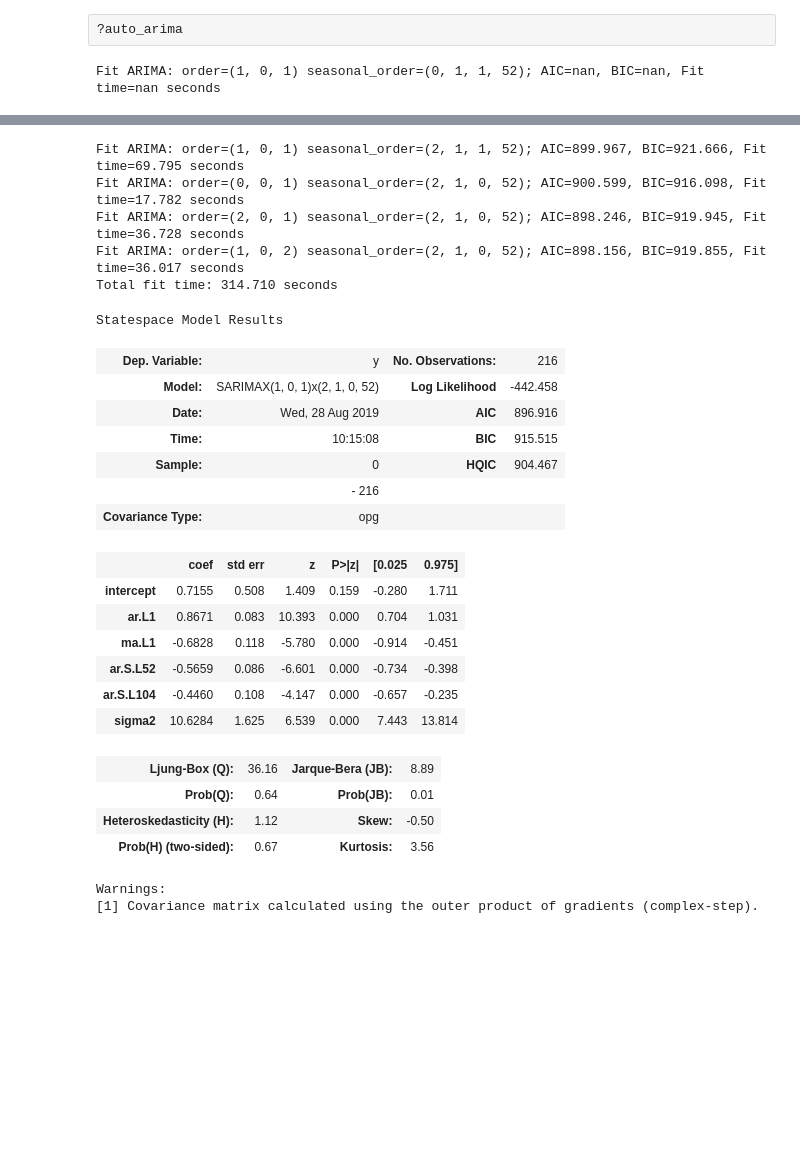
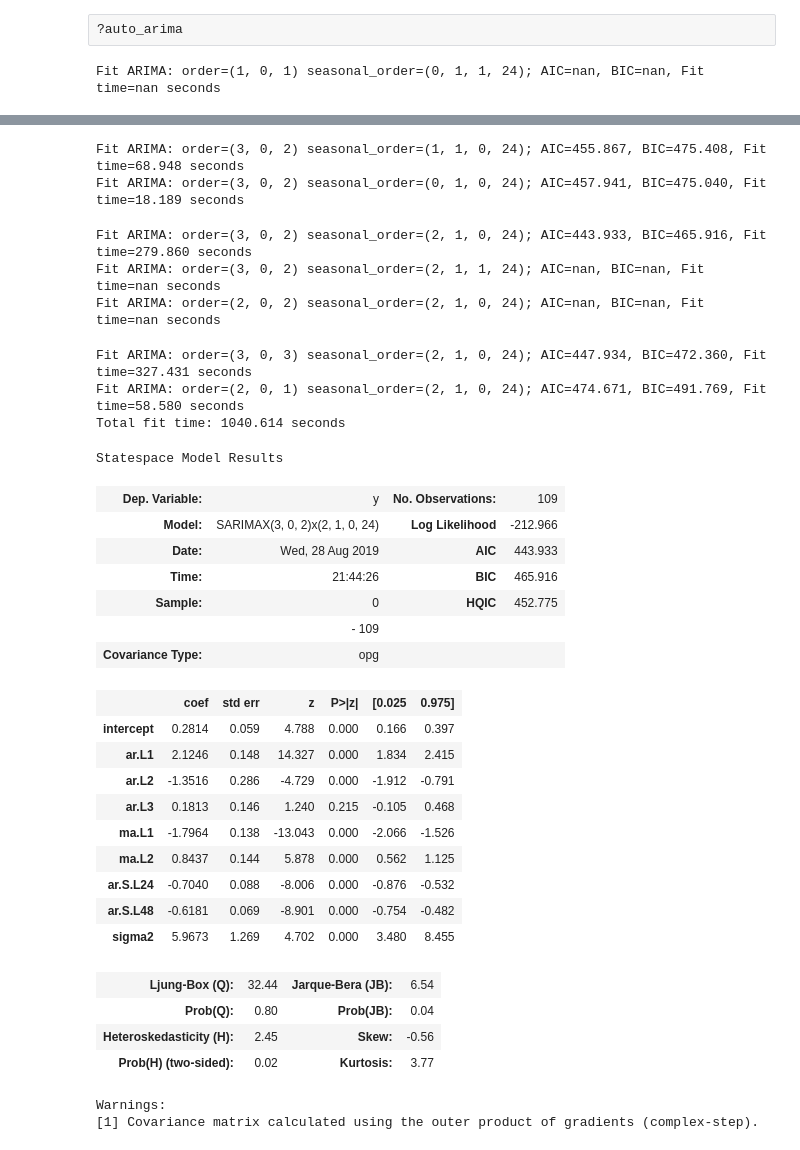
Before and after one commit to hjort/ai-labs, a Jupyter notebook: kaggle/serpro-weather/Weather - 4 Previsão com StatsModels.ipynb, the cells around one changed output, grey strips where cells are left out. Drawn from its saved outputs; the diff is of its cells as text; code cells hidden in the pictures; blank space fills up the shorter version.

```diff
--- a/kaggle/serpro-weather/Weather - 4 Previsão com StatsModels.ipynb
+++ b/kaggle/serpro-weather/Weather - 4 Previsão com StatsModels.ipynb
@@ -61,7 +51,8 @@ Index:
 # %%
 data = data.dropna()
 
-data = data.resample('7D').mean()
+#data = data.resample('7D').mean()
+data = data.resample('2W').mean()
 #data = data.resample('15D').mean()
 #data = data.resample('M').mean()
 
@@ -368,3 +360,5 @@ pd.DataFrame({'orig': ts, 'diff': ts.diff(), 'diff7': ts.diff(7),
+# %%
+seasonal = 24 # 365 dias / período
 # %%
 # Plot
 fig, axes = plt.subplots(2, 1, figsize=(14,8), dpi=100, sharex=True)
@@ -375,8 +369,7 @@ axes[0].plot(ts.diff(1), label='Usual Differencing')
 axes[0].set_title('Usual Differencing')
 axes[0].legend(loc='upper left', fontsize=10)
 
-# Seasinal Dei
-seasonal = 52 #24 # 365 dias / período
+# Seasonal 1st
 axes[1].plot(ts, label='Original Series')
 axes[1].plot(ts.diff(seasonal), label='Seasonal Differencing', color='green')
 axes[1].set_title('Seasonal Differencing')
@@ -453,7 +448,6 @@ from pmdarima import auto_arima
 from pmdarima import auto_arima
 
 # Seasonal - fit stepwise auto-ARIMA
-seasonal = 52 #24 # 365 dias / período
 smodel = auto_arima(ts, start_p=1, start_q=1,
                          test='adf',
                          max_p=3, max_q=3, m=seasonal,
@@ -465,4 +459,4 @@ smodel = auto_arima(ts, start_p=1, start_q=1,
 
 smodel.summary()
 # %% [output]
-Fit ARIMA: order=(1, 0, 1) seasonal_order=(0, 1, 1, 52); AIC=nan, BIC=nan, Fit time=nan seconds
+Fit ARIMA: order=(1, 0, 1) seasonal_order=(0, 1, 1, 24); AIC=nan, BIC=nan, Fit time=nan seconds
@@ -480,28 +479,34 @@ Fit ARIMA: order=(1, 0, 1) seasonal_order=(1, 1, 0, 52); AIC=903.899, BIC=919.39
-Fit ARIMA: order=(1, 0, 1) seasonal_order=(2, 1, 1, 52); AIC=899.967, BIC=921.666, Fit time=69.795 seconds
-Fit ARIMA: order=(0, 0, 1) seasonal_order=(2, 1, 0, 52); AIC=900.599, BIC=916.098, Fit time=17.782 seconds
-Fit ARIMA: order=(2, 0, 1) seasonal_order=(2, 1, 0, 52); AIC=898.246, BIC=919.945, Fit time=36.728 seconds
-Fit ARIMA: order=(1, 0, 2) seasonal_order=(2, 1, 0, 52); AIC=898.156, BIC=919.855, Fit time=36.017 seconds
-Total fit time: 314.710 seconds
+Fit ARIMA: order=(3, 0, 2) seasonal_order=(1, 1, 0, 24); AIC=455.867, BIC=475.408, Fit time=68.948 seconds
+Fit ARIMA: order=(3, 0, 2) seasonal_order=(0, 1, 0, 24); AIC=457.941, BIC=475.040, Fit time=18.189 seconds
-Statespace Model Results
+Fit ARIMA: order=(3, 0, 2) seasonal_order=(2, 1, 0, 24); AIC=443.933, BIC=465.916, Fit time=279.860 seconds
+Fit ARIMA: order=(3, 0, 2) seasonal_order=(2, 1, 1, 24); AIC=nan, BIC=nan, Fit time=nan seconds
+Fit ARIMA: order=(2, 0, 2) seasonal_order=(2, 1, 0, 24); AIC=nan, BIC=nan, Fit time=nan seconds
+Fit ARIMA: order=(3, 0, 3) seasonal_order=(2, 1, 0, 24); AIC=447.934, BIC=472.360, Fit time=327.431 seconds
+Fit ARIMA: order=(2, 0, 1) seasonal_order=(2, 1, 0, 24); AIC=474.671, BIC=491.769, Fit time=58.580 seconds
+Total fit time: 1040.614 seconds
+Statespace Model Results
-| Dep. Variable: | y | No. Observations: | 216 |
-| Model: | SARIMAX(1, 0, 1)x(2, 1, 0, 52) | Log Likelihood | -442.458 |
-| Date: | Wed, 28 Aug 2019 | AIC | 896.916 |
-| Time: | 10:15:08 | BIC | 915.515 |
-| Sample: | 0 | HQIC | 904.467 |
-|  | - 216 |  |  |
+| Dep. Variable: | y | No. Observations: | 109 |
+| Model: | SARIMAX(3, 0, 2)x(2, 1, 0, 24) | Log Likelihood | -212.966 |
+| Date: | Wed, 28 Aug 2019 | AIC | 443.933 |
+| Time: | 21:44:26 | BIC | 465.916 |
+| Sample: | 0 | HQIC | 452.775 |
+|  | - 109 |  |  |
 | Covariance Type: | opg |  |  |
 |  | coef | std err | z | P>|z| | [0.025 | 0.975] |
-| intercept | 0.7155 | 0.508 | 1.409 | 0.159 | -0.280 | 1.711 |
-| ar.L1 | 0.8671 | 0.083 | 10.393 | 0.000 | 0.704 | 1.031 |
-| ma.L1 | -0.6828 | 0.118 | -5.780 | 0.000 | -0.914 | -0.451 |
-| ar.S.L52 | -0.5659 | 0.086 | -6.601 | 0.000 | -0.734 | -0.398 |
-| ar.S.L104 | -0.4460 | 0.108 | -4.147 | 0.000 | -0.657 | -0.235 |
-| sigma2 | 10.6284 | 1.625 | 6.539 | 0.000 | 7.443 | 13.814 |
+| intercept | 0.2814 | 0.059 | 4.788 | 0.000 | 0.166 | 0.397 |
+| ar.L1 | 2.1246 | 0.148 | 14.327 | 0.000 | 1.834 | 2.415 |
+| ar.L2 | -1.3516 | 0.286 | -4.729 | 0.000 | -1.912 | -0.791 |
+| ar.L3 | 0.1813 | 0.146 | 1.240 | 0.215 | -0.105 | 0.468 |
+| ma.L1 | -1.7964 | 0.138 | -13.043 | 0.000 | -2.066 | -1.526 |
+| ma.L2 | 0.8437 | 0.144 | 5.878 | 0.000 | 0.562 | 1.125 |
+| ar.S.L24 | -0.7040 | 0.088 | -8.006 | 0.000 | -0.876 | -0.532 |
+| ar.S.L48 | -0.6181 | 0.069 | -8.901 | 0.000 | -0.754 | -0.482 |
+| sigma2 | 5.9673 | 1.269 | 4.702 | 0.000 | 3.480 | 8.455 |
-| Ljung-Box (Q): | 36.16 | Jarque-Bera (JB): | 8.89 |
-| Prob(Q): | 0.64 | Prob(JB): | 0.01 |
-| Heteroskedasticity (H): | 1.12 | Skew: | -0.50 |
-| Prob(H) (two-sided): | 0.67 | Kurtosis: | 3.56 |
+| Ljung-Box (Q): | 32.44 | Jarque-Bera (JB): | 6.54 |
+| Prob(Q): | 0.80 | Prob(JB): | 0.04 |
+| Heteroskedasticity (H): | 2.45 | Skew: | -0.56 |
+| Prob(H) (two-sided): | 0.02 | Kurtosis: | 3.77 |
-Warnings:
-[1] Covariance matrix calculated using the outer product of gradients (complex-step).
+Warnings:
+[1] Covariance matrix calculated using the outer product of gradients (complex-step).
 # %%
 # Forecast
```
Also changed, not shown: parts of 26 cells of this notebook, 3 other files.
